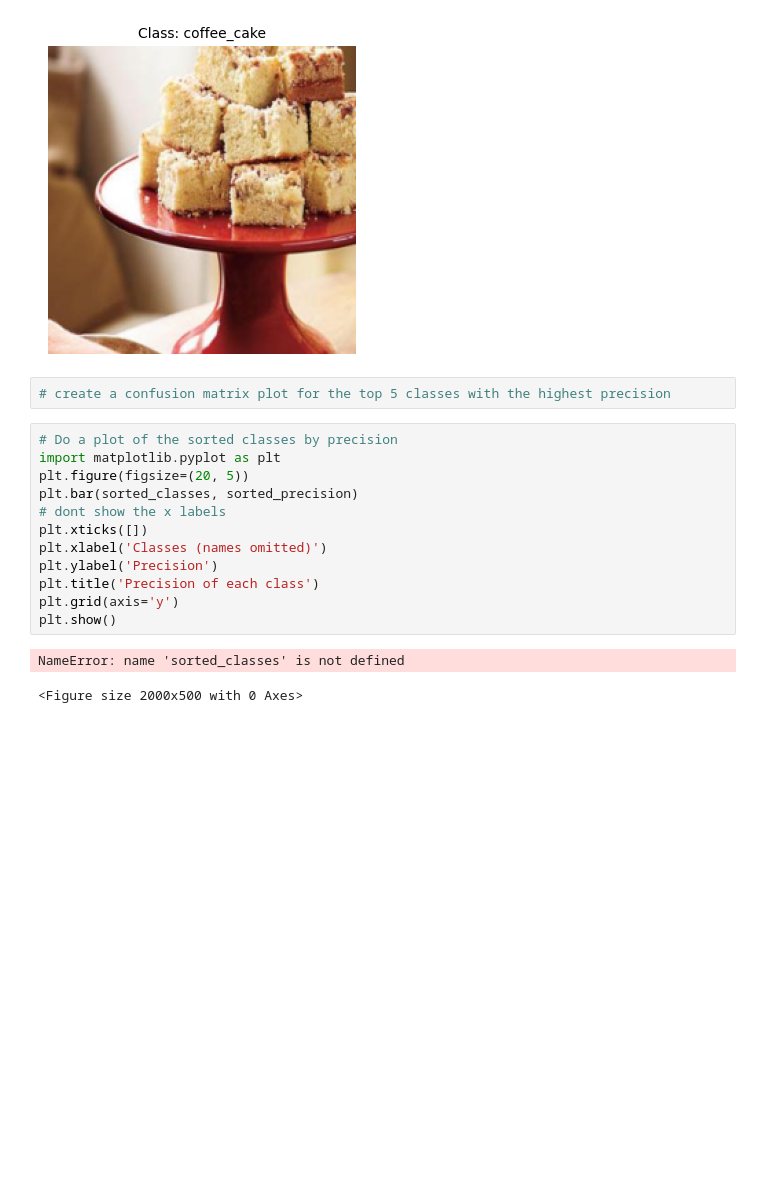
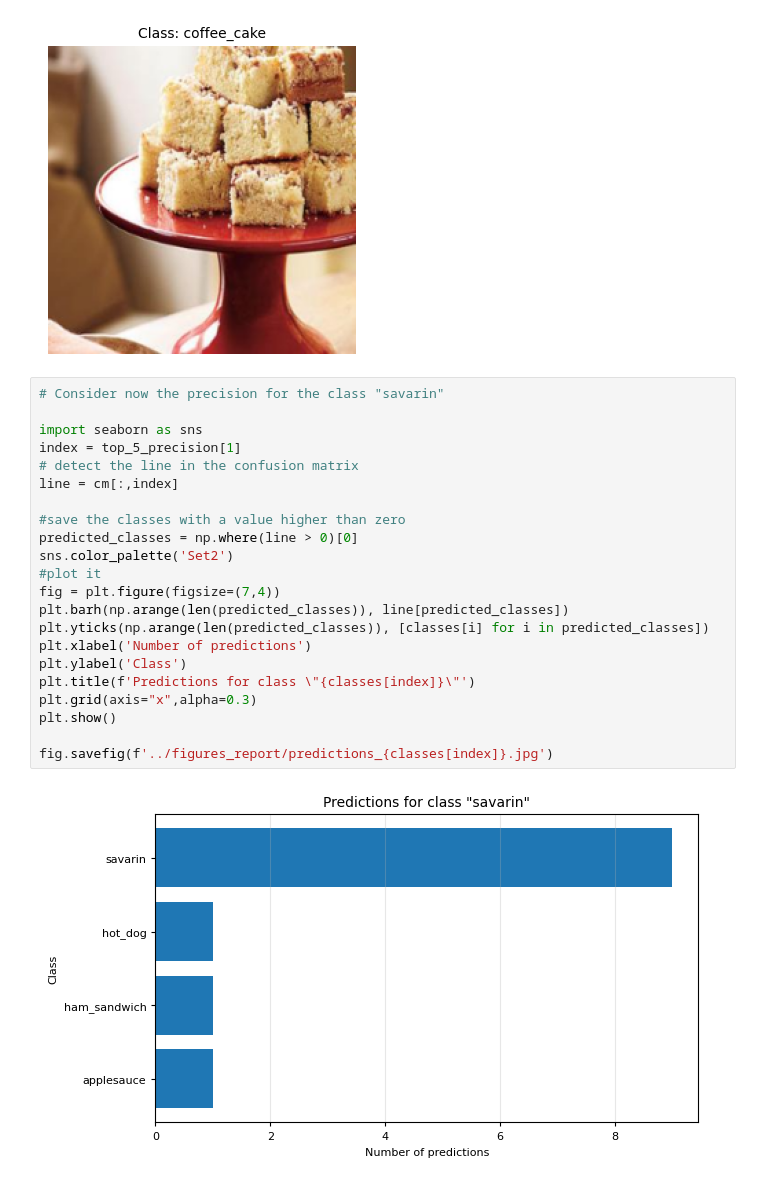
Before and after one commit to arcticronin/food_SSL, a Jupyter notebook: statistics.ipynb, the cells around one changed output. Drawn from its saved outputs; the diff is of its cells as text; blank space fills up the shorter version.

```diff
--- a/statistics.ipynb
+++ b/statistics.ipynb
@@ -274,20 +327,27 @@ fig.savefig(f'../figures_report/images_{classes[index]}_{classes[max_pred]}.jpg'
 # %% [output]
 [figure]
 [figure]
-# %%
-# create a confusion matrix plot for the top 5 classes with the highest precision
-# %%
-# Do a plot of the sorted classes by precision
-import matplotlib.pyplot as plt
-plt.figure(figsize=(20, 5))
-plt.bar(sorted_classes, sorted_precision)
-# dont show the x labels
-plt.xticks([])
-plt.xlabel('Classes (names omitted)')
-plt.ylabel('Precision')
-plt.title('Precision of each class')
-plt.grid(axis='y')
-plt.show()
-# %% [output]
-NameError: name 'sorted_classes' is not defined
-<Figure size 2000x500 with 0 Axes>
+# %%
+# Consider now the precision for the class "savarin"
+
+import seaborn as sns
+index = top_5_precision[1]
+# detect the line in the confusion matrix
+line = cm[:,index]
+
+#save the classes with a value higher than zero
+predicted_classes = np.where(line > 0)[0]
+sns.color_palette('Set2')
+#plot it
+fig = plt.figure(figsize=(7,4))
+plt.barh(np.arange(len(predicted_classes)), line[predicted_classes])
+plt.yticks(np.arange(len(predicted_classes)), [classes[i] for i in predicted_classes])
+plt.xlabel('Number of predictions')
+plt.ylabel('Class')
+plt.title(f'Predictions for class \"{classes[index]}\"')
+plt.grid(axis="x",alpha=0.3)
+plt.show()
+
+fig.savefig(f'../figures_report/predictions_{classes[index]}.jpg')
+# %% [output]
+[figure, added]
```
Also changed, not shown: parts of 11 cells of this notebook.
